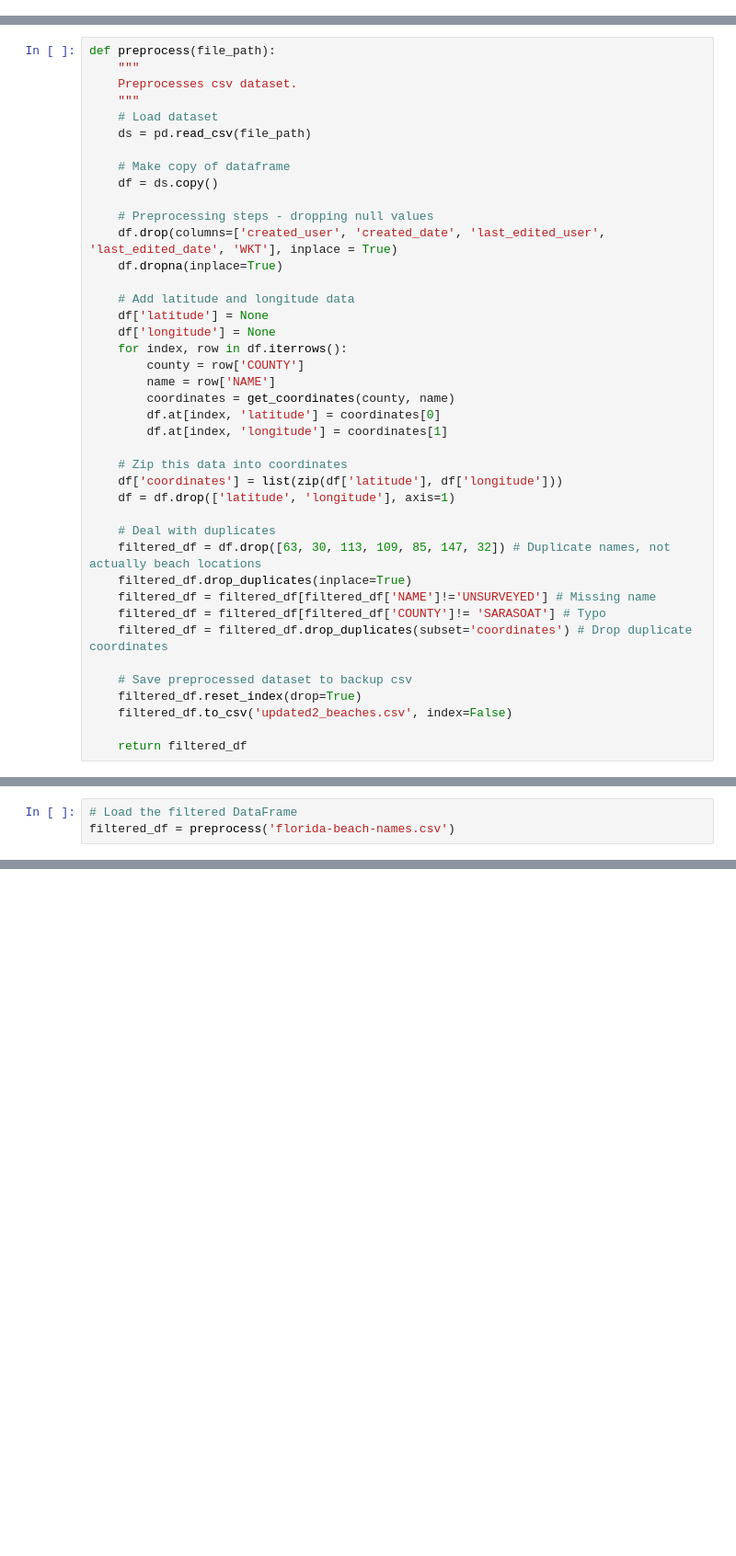
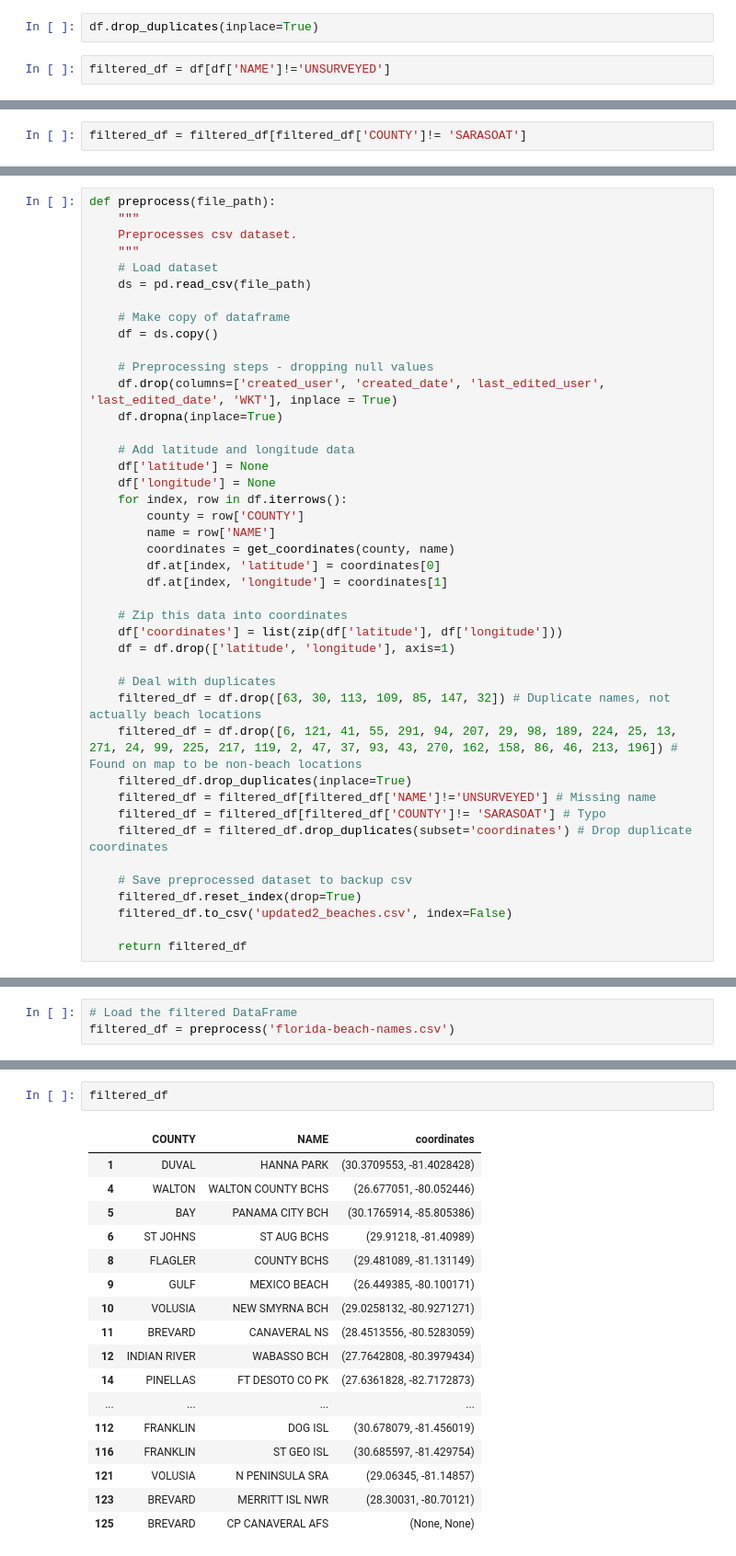
Before and after one commit to jnorfolk/beach-bandits, a Jupyter notebook: notebooks/main2.ipynb, the cells around one changed output, grey strips where cells are left out. Shown: that part at 92% size. Saved outputs shown, nothing was run; the diff lists cells and outputs as text; blank space fills up the shorter version.

```diff
--- a/notebooks/main2.ipynb
+++ b/notebooks/main2.ipynb
@@ -16,0 +41,4 @@ pd.options.display.max_rows = 20
+# %%
+df.drop_duplicates(inplace=True)
+# %%
+filtered_df = df[df['NAME']!='UNSURVEYED']
@@ -17,3 +49,5 @@ pd.options.display.max_rows = 20
+# %%
+filtered_df = filtered_df[filtered_df['COUNTY']!= 'SARASOAT']
 # %% [markdown]
 # Helpful functions
 # %%
@@ -62,6 +96,7 @@ def preprocess(file_path):
 
     # Deal with duplicates
     filtered_df = df.drop([63, 30, 113, 109, 85, 147, 32]) # Duplicate names, not actually beach locations
+    filtered_df = df.drop([6, 121, 41, 55, 291, 94, 207, 29, 98, 189, 224, 25, 13, 271, 24, 99, 225, 217, 119, 2, 47, 37, 93, 43, 270, 162, 158, 86, 46, 213, 196]) # Found on map to be non-beach locations
     filtered_df.drop_duplicates(inplace=True)
     filtered_df = filtered_df[filtered_df['NAME']!='UNSURVEYED'] # Missing name
     filtered_df = filtered_df[filtered_df['COUNTY']!= 'SARASOAT'] # Typo
@@ -304 +339,21 @@ Enter the number of additional beaches:  9
 [interactive output not drawn]
+# %%
+filtered_df
+# %% [output]
+|  | COUNTY | NAME | coordinates |
+| 1 | DUVAL | HANNA PARK | (30.3709553, -81.4028428) |
+| 4 | WALTON | WALTON COUNTY BCHS | (26.677051, -80.052446) |
+| 5 | BAY | PANAMA CITY BCH | (30.1765914, -85.805386) |
+| 6 | ST JOHNS | ST AUG BCHS | (29.91218, -81.40989) |
+| 8 | FLAGLER | COUNTY BCHS | (29.481089, -81.131149) |
+| 9 | GULF | MEXICO BEACH | (26.449385, -80.100171) |
+| 10 | VOLUSIA | NEW SMYRNA BCH | (29.0258132, -80.9271271) |
+| 11 | BREVARD | CANAVERAL NS | (28.4513556, -80.5283059) |
+| 12 | INDIAN RIVER | WABASSO BCH | (27.7642808, -80.3979434) |
+| 14 | PINELLAS | FT DESOTO CO PK | (27.6361828, -82.7172873) |
+| ... | ... | ... | ... |
+| 112 | FRANKLIN | DOG ISL | (30.678079, -81.456019) |
+| 116 | FRANKLIN | ST GEO ISL | (30.685597, -81.429754) |
+| 121 | VOLUSIA | N PENINSULA SRA | (29.06345, -81.14857) |
+| 123 | BREVARD | MERRITT ISL NWR | (28.30031, -80.70121) |
+| 125 | BREVARD | CP CANAVERAL AFS | (None, None) |
```
Also changed, not shown: parts of 15 cells of this notebook.
